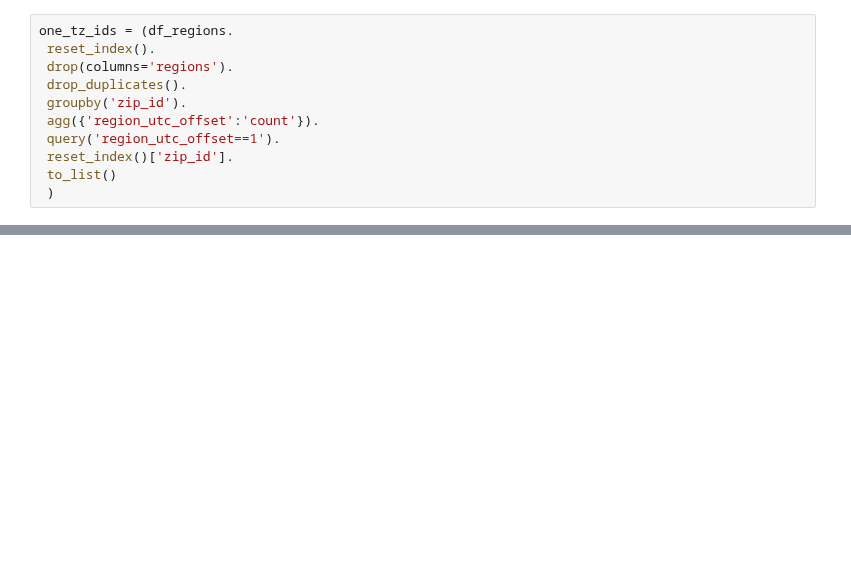
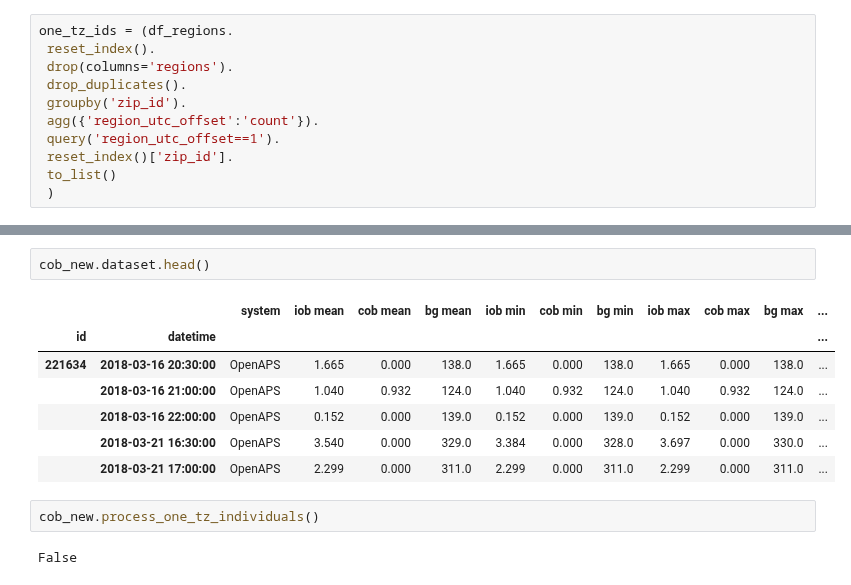
Before and after one commit to rdbrist/masters_project, a Jupyter notebook: notebooks/1.01-rd-implementing-cob-analysis.ipynb, the cells around one changed output, grey strips where cells are left out. Cells and saved outputs as stored; diff of their text form; blank space fills up the shorter version.

```diff
--- a/notebooks/1.01-rd-implementing-cob-analysis.ipynb
+++ b/notebooks/1.01-rd-implementing-cob-analysis.ipynb
@@ -253,0 +267,14 @@ one_tz_ids = (df_regions.
+# %%
+cob_new.dataset.head()
+# %% [output]
+|  |  | system | iob mean | cob mean | bg mean | iob min | cob min | bg min | iob max | cob max | bg max | ... |
+| id | datetime |  |  |  |  |  |  |  |  |  |  | ... |
+| 221634 | 2018-03-16 20:30:00 | OpenAPS | 1.665 | 0.000 | 138.0 | 1.665 | 0.000 | 138.0 | 1.665 | 0.000 | 138.0 | ... |
+|  | 2018-03-16 21:00:00 | OpenAPS | 1.040 | 0.932 | 124.0 | 1.040 | 0.932 | 124.0 | 1.040 | 0.932 | 124.0 | ... |
+|  | 2018-03-16 22:00:00 | OpenAPS | 0.152 | 0.000 | 139.0 | 0.152 | 0.000 | 139.0 | 0.152 | 0.000 | 139.0 | ... |
+|  | 2018-03-21 16:30:00 | OpenAPS | 3.540 | 0.000 | 329.0 | 3.384 | 0.000 | 328.0 | 3.697 | 0.000 | 330.0 | ... |
+|  | 2018-03-21 17:00:00 | OpenAPS | 2.299 | 0.000 | 311.0 | 2.299 | 0.000 | 311.0 | 2.299 | 0.000 | 311.0 | ... |
+# %%
+cob_new.process_one_tz_individuals()
+# %% [output]
+False
```
Also changed, not shown: parts of 11 cells of this notebook, 2 other files.
